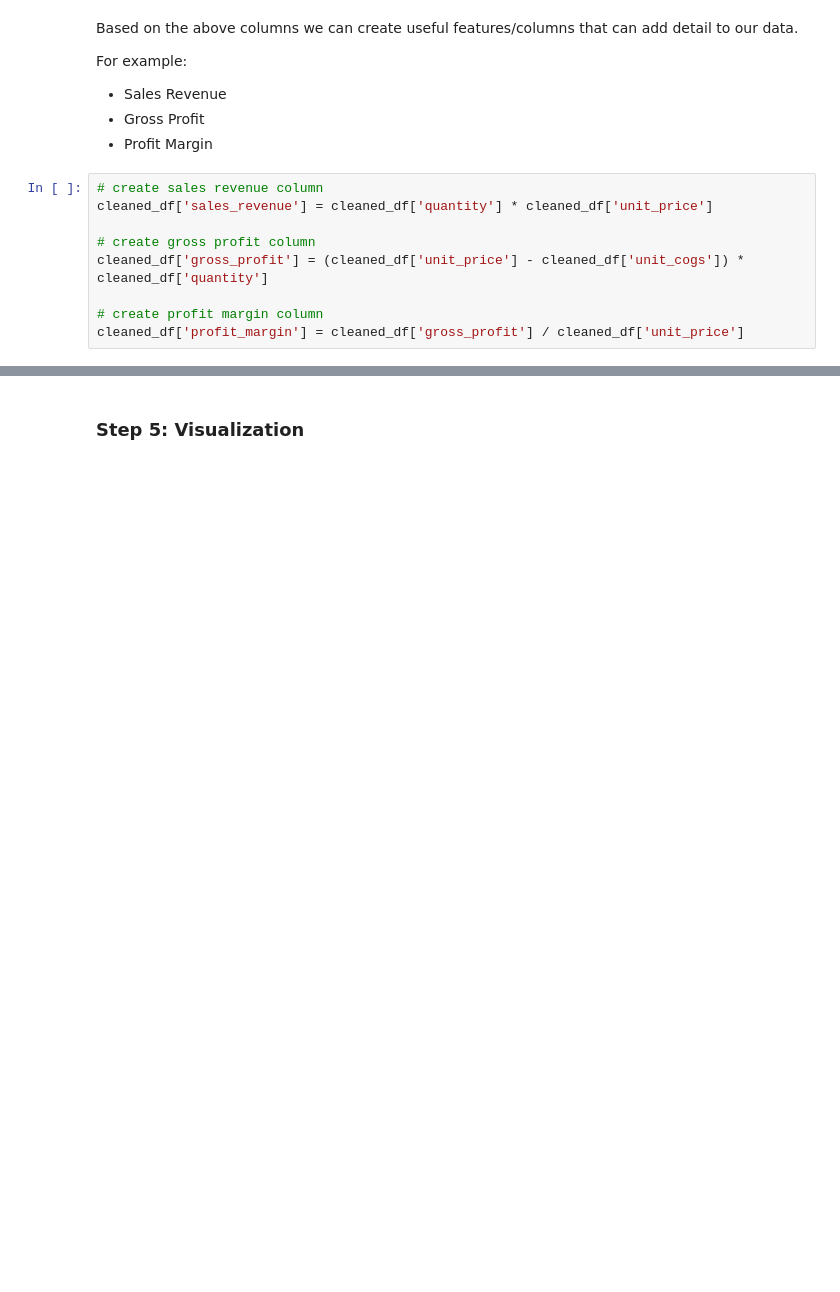
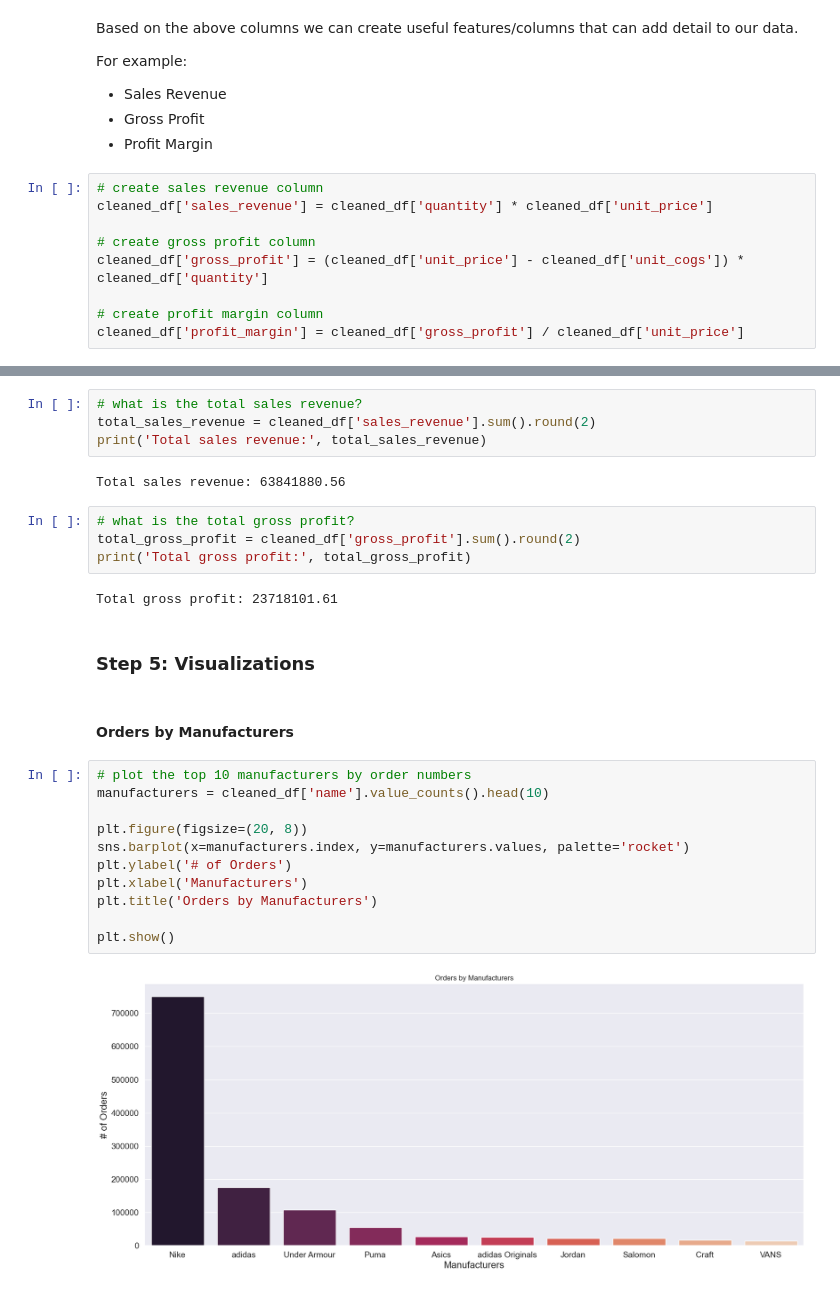
Before and after one commit to Jaghs/Demand-Prediciton, a Jupyter notebook: src/eda_and_cleaning.ipynb, the cells around one changed output, grey strips where cells are left out. Saved outputs shown, nothing was run; the diff lists cells and outputs as text; blank space fills up the shorter version.

Commit message:
finished step 5: visualizations

```diff
--- a/src/eda_and_cleaning.ipynb
+++ b/src/eda_and_cleaning.ipynb
@@ -592,5 +604,32 @@ cleaned_df.head()
 | 2 | 1900186164 | 2019-11-10 | ZB00089178 | 1 | 4.965116 | 2.373643 | Czech Republic | Team LIGA Socks CORE | 70344113 | Puma | ... |
 | 3 | 2000058563 | 2020-03-07 | ZB00089178 | 1 | 4.965116 | 2.209302 | Czech Republic | Team LIGA Socks CORE | 70344113 | Puma | ... |
 | 4 | 2000297106 | 2020-11-24 | ZB00089178 | 1 | 4.772868 | 2.364341 | Czech Republic | Team LIGA Socks CORE | 70344113 | Puma | ... |
+# %%
+# what is the total sales revenue?
+total_sales_revenue = cleaned_df['sales_revenue'].sum().round(2)
+print('Total sales revenue:', total_sales_revenue)
+# %% [output]
+Total sales revenue: 63841880.56
+# %%
+# what is the total gross profit?
+total_gross_profit = cleaned_df['gross_profit'].sum().round(2)
+print('Total gross profit:', total_gross_profit)
+# %% [output]
+Total gross profit: 23718101.61
 # %% [markdown]
-### Step 5: Visualization
+### Step 5: Visualizations
+# %% [markdown]
+#### Orders by Manufacturers
+# %%
+# plot the top 10 manufacturers by order numbers
+manufacturers = cleaned_df['name'].value_counts().head(10)
+
+plt.figure(figsize=(20, 8))
+sns.barplot(x=manufacturers.index, y=manufacturers.values, palette='rocket')
+plt.ylabel('# of Orders')
+plt.xlabel('Manufacturers')
+plt.title('Orders by Manufacturers')
+
+plt.show()
+# %% [output]
+[figure, added]
```
Also changed, not shown: parts of 22 cells of this notebook.
